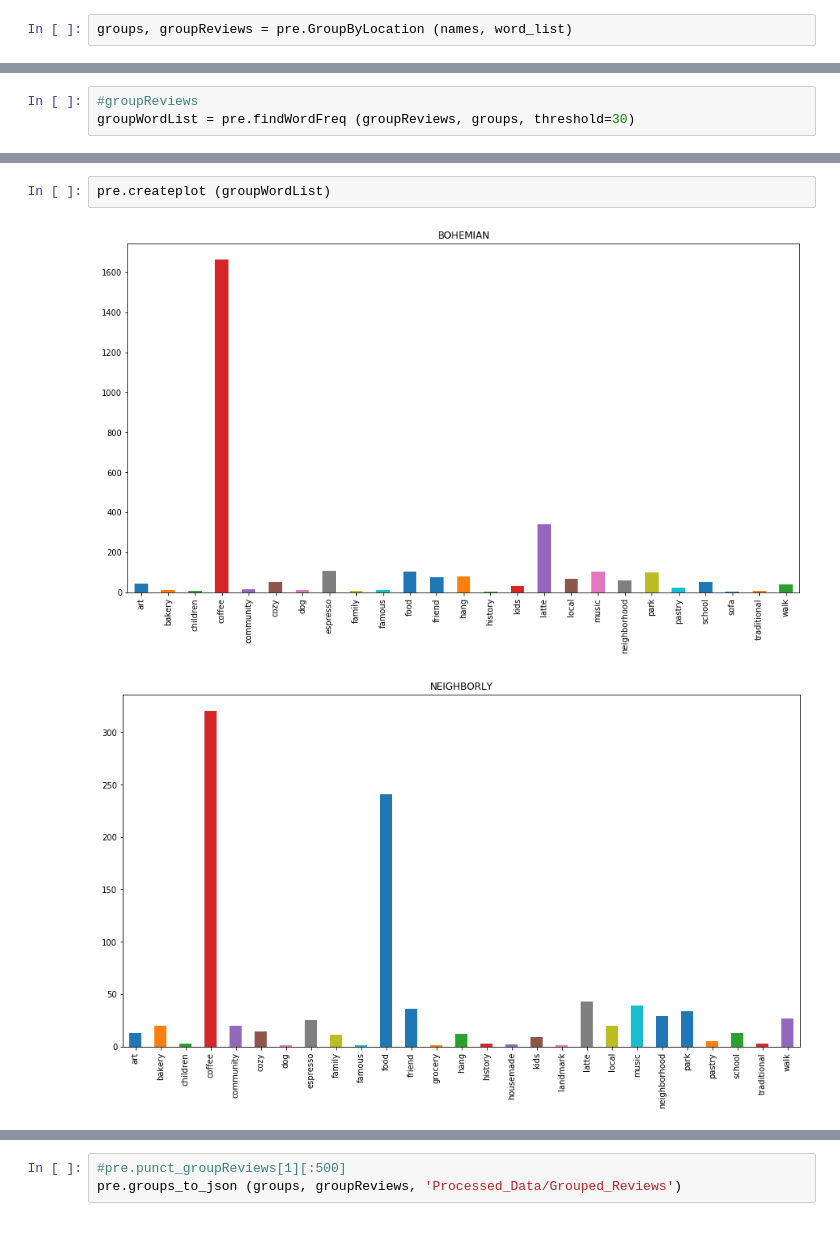
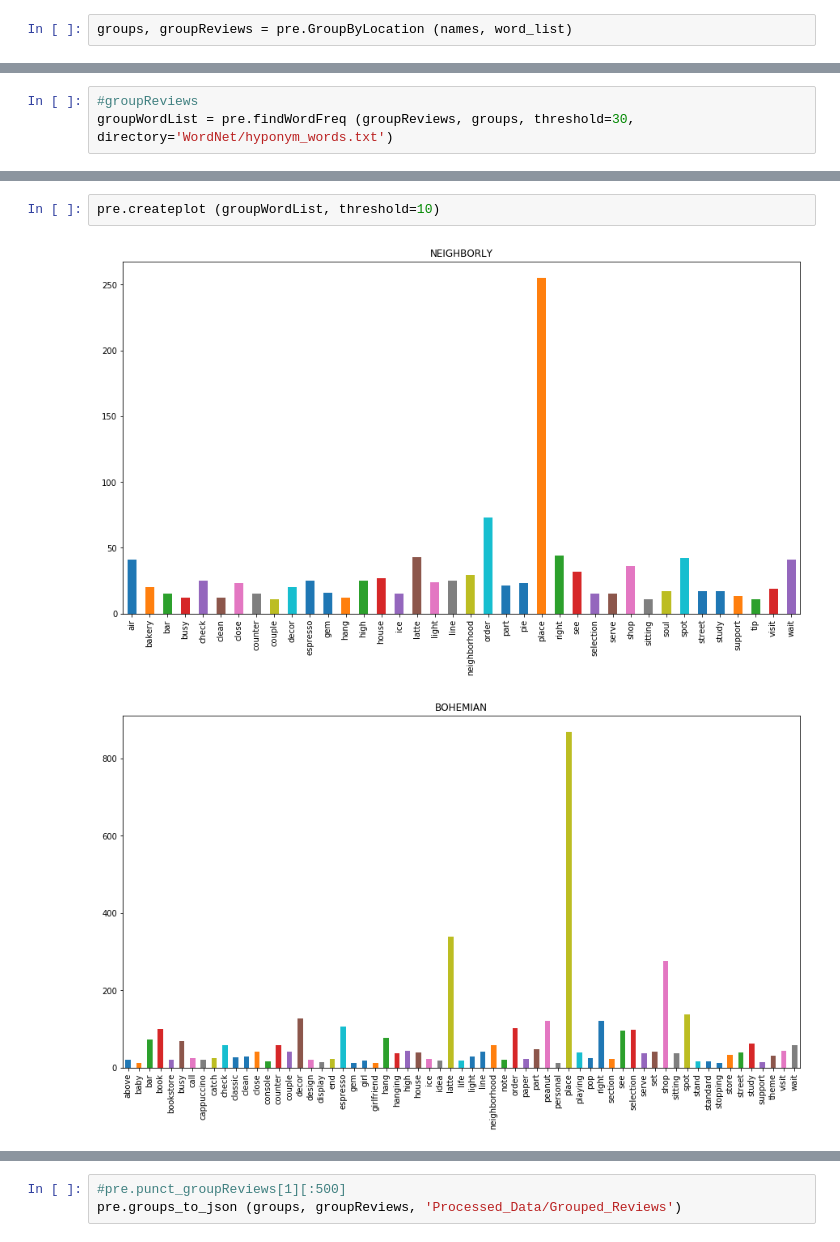
Before and after one commit to JinLi711/UIA, a Jupyter notebook: Yelp/NLP for Yelp/Calc_Word_Freq.ipynb, the cells around one changed output, grey strips where cells are left out. Drawn from its saved outputs; the diff is of its cells as text.

Commit message:
new yelp plots

```diff
--- a/Yelp/NLP for Yelp/Calc_Word_Freq.ipynb
+++ b/Yelp/NLP for Yelp/Calc_Word_Freq.ipynb
@@ -89,6 +72,6 @@ groups
 # %%
 #groupReviews
-groupWordList = pre.findWordFreq (groupReviews, groups, threshold=30)
+groupWordList = pre.findWordFreq (groupReviews, groups, threshold=30, directory='WordNet/hyponym_words.txt')
 # %%
 groupWordList
 # %% [output]
@@ -112,5 +95,5 @@ groupWordList
 # %%
-pre.createplot (groupWordList)
+pre.createplot (groupWordList, threshold=10)
 # %% [output]
-[figure, old version]
+[figure, new version]
-[figure, old version]
+[figure, new version]
```
Also changed, not shown: parts of 6 cells of this notebook, 36 other files.
